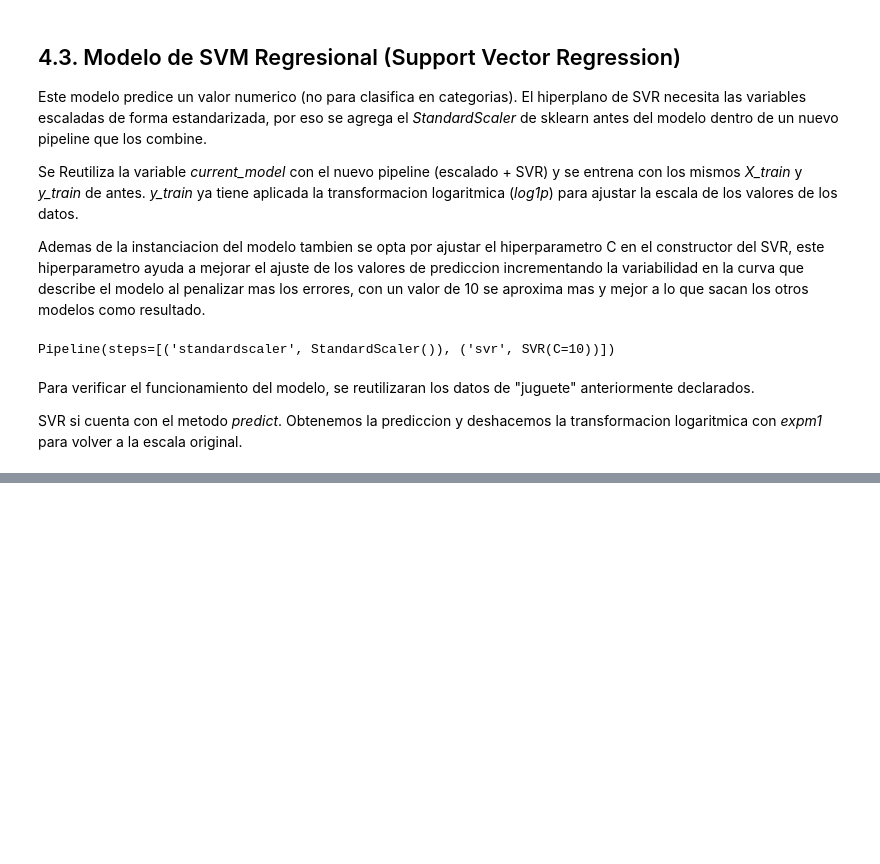
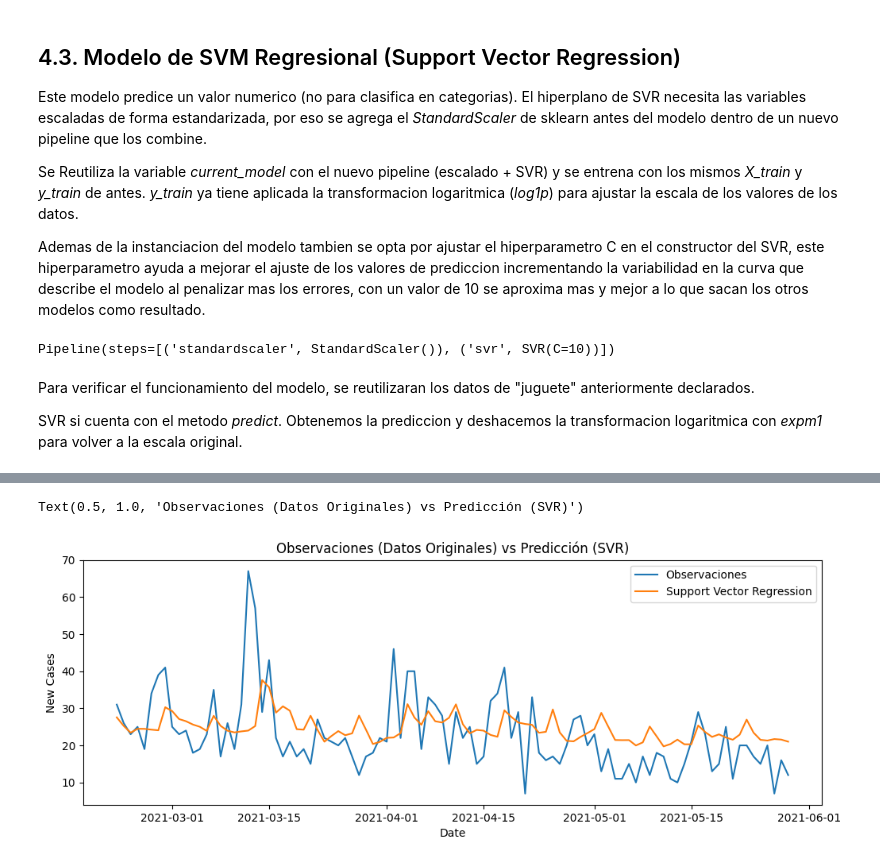
Before and after one commit to MijaelLujan/machine-learning-primer-parcial, a Jupyter notebook: notebooks/modelos-covid.ipynb, the cells around one changed output, grey strips where cells are left out. Cells and saved outputs as stored; diff of their text form; code cells hidden in the pictures; blank space fills up the shorter version.

```diff
--- a/notebooks/modelos-covid.ipynb
+++ b/notebooks/modelos-covid.ipynb
@@ -902,8 +908,8 @@ Se Reutiliza la variable *current_model* con el nuevo pipeline (escalado + SVR)
 
 Ademas de la instanciacion del modelo tambien se opta por ajustar el hiperparametro C en el constructor del SVR, este hiperparametro ayuda a mejorar el ajuste de los valores de prediccion incrementando la variabilidad en la curva que describe el modelo al penalizar mas los errores, con un valor de 10 se aproxima mas y mejor a lo que sacan los otros modelos como resultado.
 # %%
-current_model = make_pipeline(StandardScaler(), SVR(C = 10))
-current_model.fit(X_train, y_train)
+svr_model = make_pipeline(StandardScaler(), SVR(C = 10))
+svr_model.fit(X_train, y_train)
 # %% [output]
 Pipeline(steps=[('standardscaler', StandardScaler()), ('svr', SVR(C=10))])
 # %% [markdown]
@@ -918,0 +1151,7 @@ Prediccion de casos nuevos confirmados (SVR): [21.74487156 21.13161553 21.046645
+# %%
+log_prediction = svr_model.predict(X_test)
+prediction_svr = np.expm1(log_prediction)
+print("Prediccion de casos nuevos confirmados con datos de Prueba (SVR):", "\n")
+df_svr = pd.DataFrame(df_test["Date"], columns = ["Date"])
+df_svr["Prediction"] = prediction_svr
+df_svr["Prediction"].describe()
@@ -918,0 +1170,8 @@ Prediccion de casos nuevos confirmados (SVR): [21.74487156 21.13161553 21.046645
+# %%
+fig, ax = plt.subplots(figsize = (12, 4))
+sns.lineplot(x = "Date", y = "New Cases", data = df_validation, label = "Observaciones")
+sns.lineplot(x = "Date", y = "Prediction", data = df_svr, label = "Support Vector Regression")
+ax.set_title("Observaciones (Datos Originales) vs Predicción (SVR)")
+# %% [output]
+Text(0.5, 1.0, 'Observaciones (Datos Originales) vs Predicción (SVR)')
+[figure, added]
```
Also changed, not shown: parts of 45 cells of this notebook.
